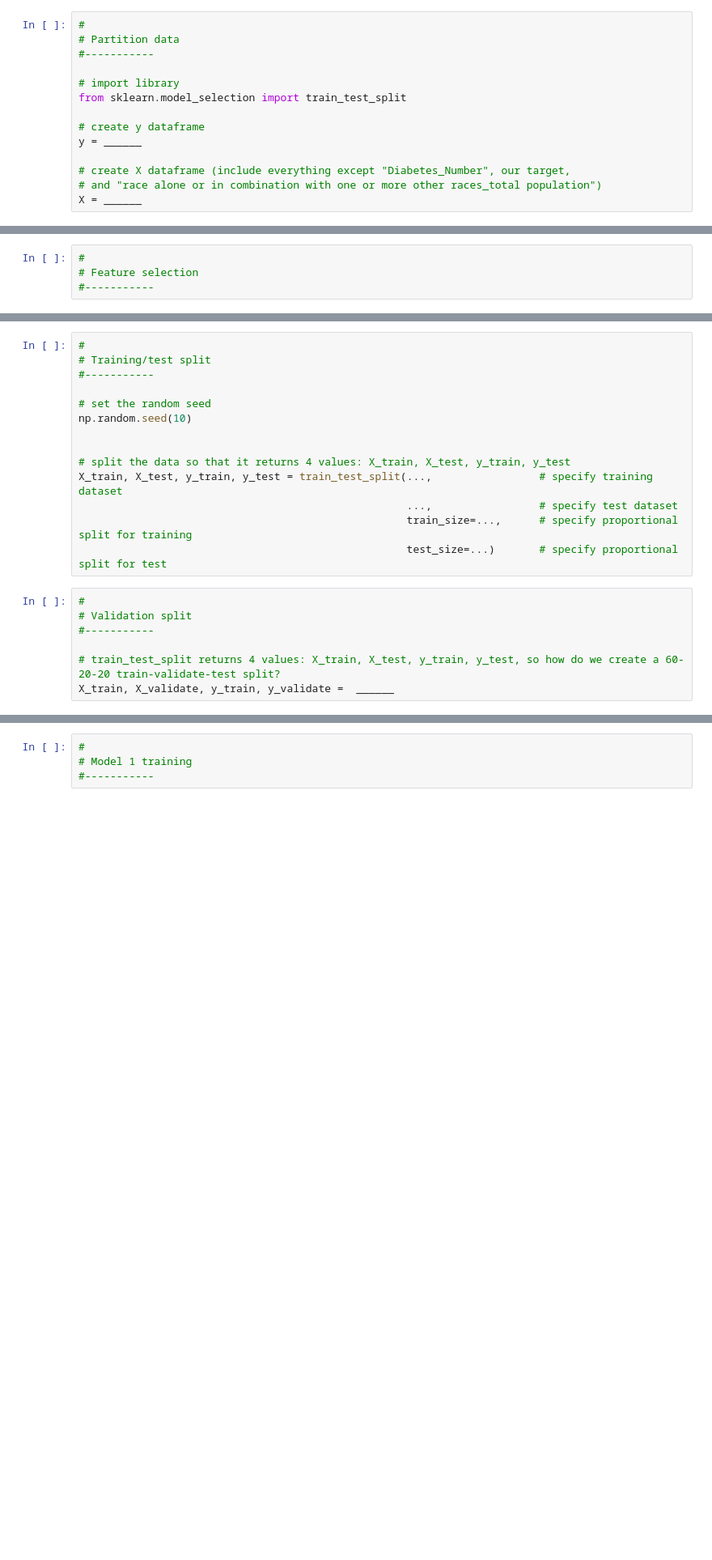
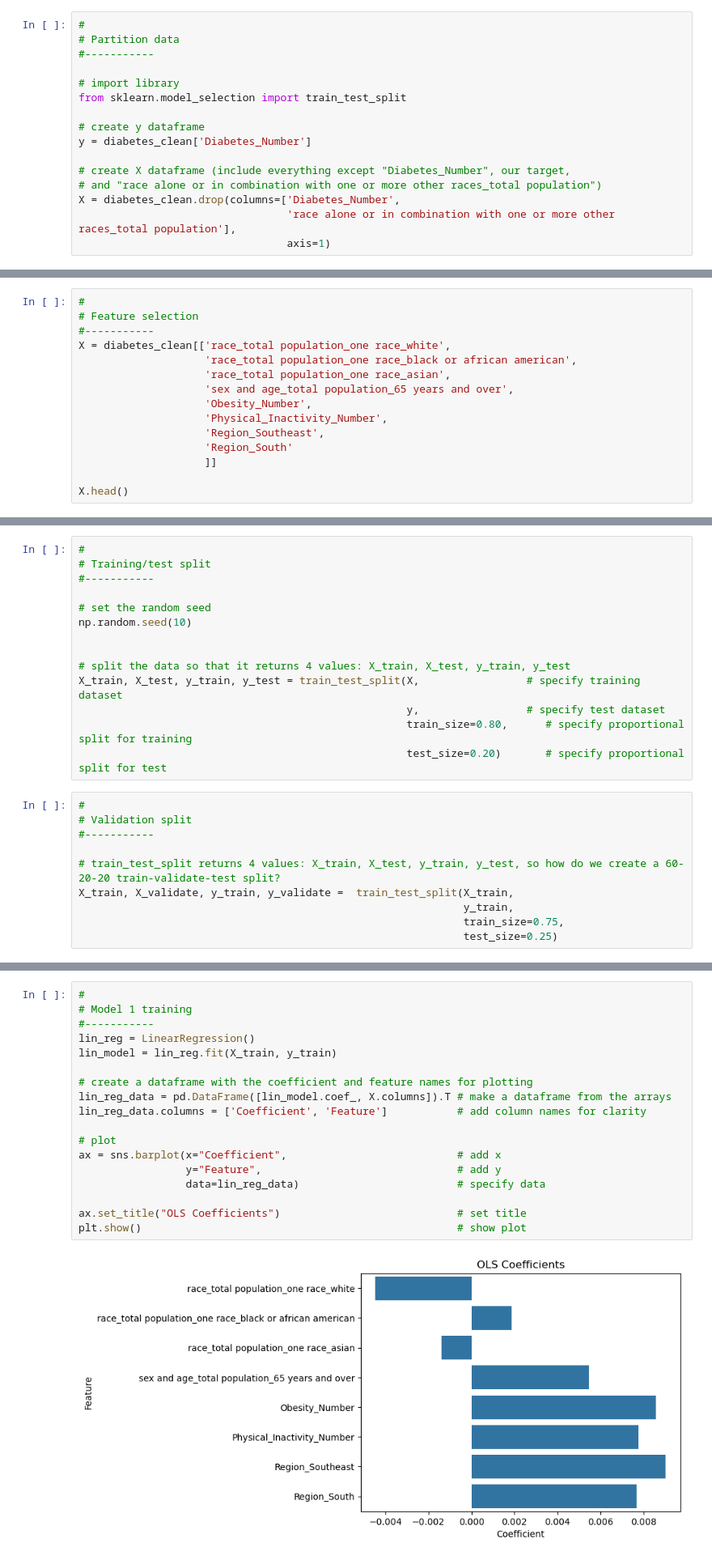
Before and after one commit to joeltam/Computational-Social-Science-Projects, a Jupyter notebook: Project_2/Project 2 Students.ipynb, the cells around one changed output, grey strips where cells are left out. Shown at 81% size. Saved outputs shown, nothing was run; the diff lists cells and outputs as text; blank space fills up the shorter version.

```diff
--- a/Project_2/Project 2 Students.ipynb
+++ b/Project_2/Project 2 Students.ipynb
@@ -306,14 +455,27 @@ Work through partitioning the data into the test/train/validation sets in the ch
 from sklearn.model_selection import train_test_split
 
 # create y dataframe
-y = ______
+y = diabetes_clean['Diabetes_Number']
 
 # create X dataframe (include everything except "Diabetes_Number", our target,
 # and "race alone or in combination with one or more other races_total population")
-X = ______
+X = diabetes_clean.drop(columns=['Diabetes_Number',
+                                 'race alone or in combination with one or more other races_total population'],
+                                 axis=1)
 # %% [markdown]
 Investigate whether there are any features that you should remove prior to spliting and model fitting. You may also consider using plots and relationships you found in the EDA stage for this question. Be sure to justify your logic.
 # %%
 #
 # Feature selection
 #-----------
+X = diabetes_clean[['race_total population_one race_white',
+                    'race_total population_one race_black or african american',
+                    'race_total population_one race_asian',
+                    'sex and age_total population_65 years and over',
+                    'Obesity_Number',
+                    'Physical_Inactivity_Number',
+                    'Region_Southeast',
+                    'Region_South'
+                    ]]
+
+X.head()
@@ -327,17 +500,20 @@ np.random.seed(10)
 
 
 # split the data so that it returns 4 values: X_train, X_test, y_train, y_test
-X_train, X_test, y_train, y_test = train_test_split(...,                 # specify training dataset
-                                                    ...,                 # specify test dataset
-                                                    train_size=...,      # specify proportional split for training
-                                                    test_size=...)       # specify proportional split for test
+X_train, X_test, y_train, y_test = train_test_split(X,                 # specify training dataset
+                                                    y,                 # specify test dataset
+                                                    train_size=0.80,      # specify proportional split for training
+                                                    test_size=0.20)       # specify proportional split for test
 # %%
 #
 # Validation split
 #-----------
 
 # train_test_split returns 4 values: X_train, X_test, y_train, y_test, so how do we create a 60-20-20 train-validate-test split?
-X_train, X_validate, y_train, y_validate =  ______
+X_train, X_validate, y_train, y_validate =  train_test_split(X_train,
+                                                             y_train,
+                                                             train_size=0.75,
+                                                             test_size=0.25)
 # %%
 #
 # Standardization
@@ -386,5 +579,21 @@ Train each model in the training set, and be sure to tune hyperparameters if app
 # %%
 #
 # Model 1 training
 #-----------
+lin_reg = LinearRegression()
+lin_model = lin_reg.fit(X_train, y_train)
+
+# create a dataframe with the coefficient and feature names for plotting
+lin_reg_data = pd.DataFrame([lin_model.coef_, X.columns]).T # make a dataframe from the arrays
+lin_reg_data.columns = ['Coefficient', 'Feature']           # add column names for clarity
+
+# plot
+ax = sns.barplot(x="Coefficient",                           # add x
+                 y="Feature",                               # add y
+                 data=lin_reg_data)                         # specify data
+
+ax.set_title("OLS Coefficients")                            # set title
+plt.show()                                                  # show plot
+# %% [output]
+[figure, added]
 # %% [markdown]
```
Also changed, not shown: parts of 32 cells of this notebook.
